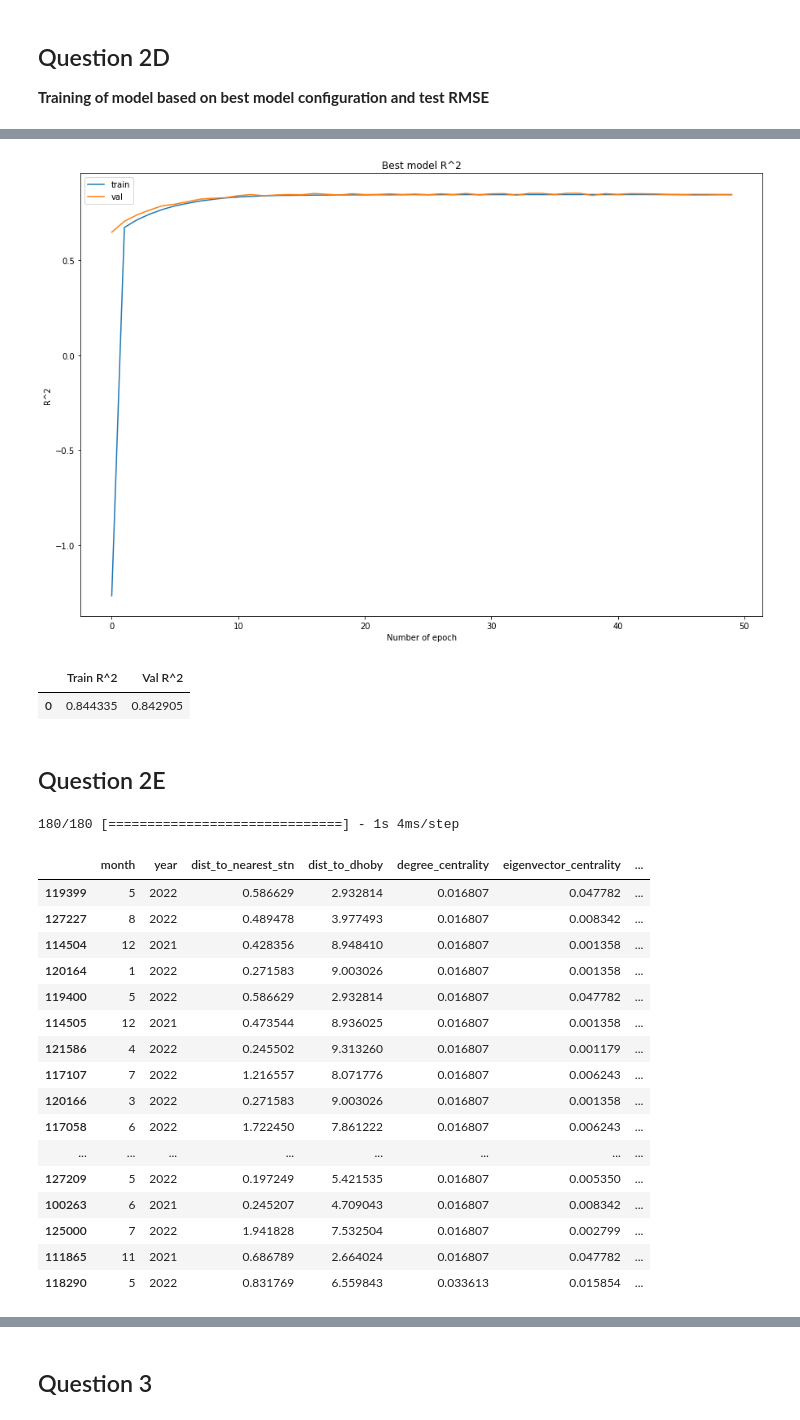
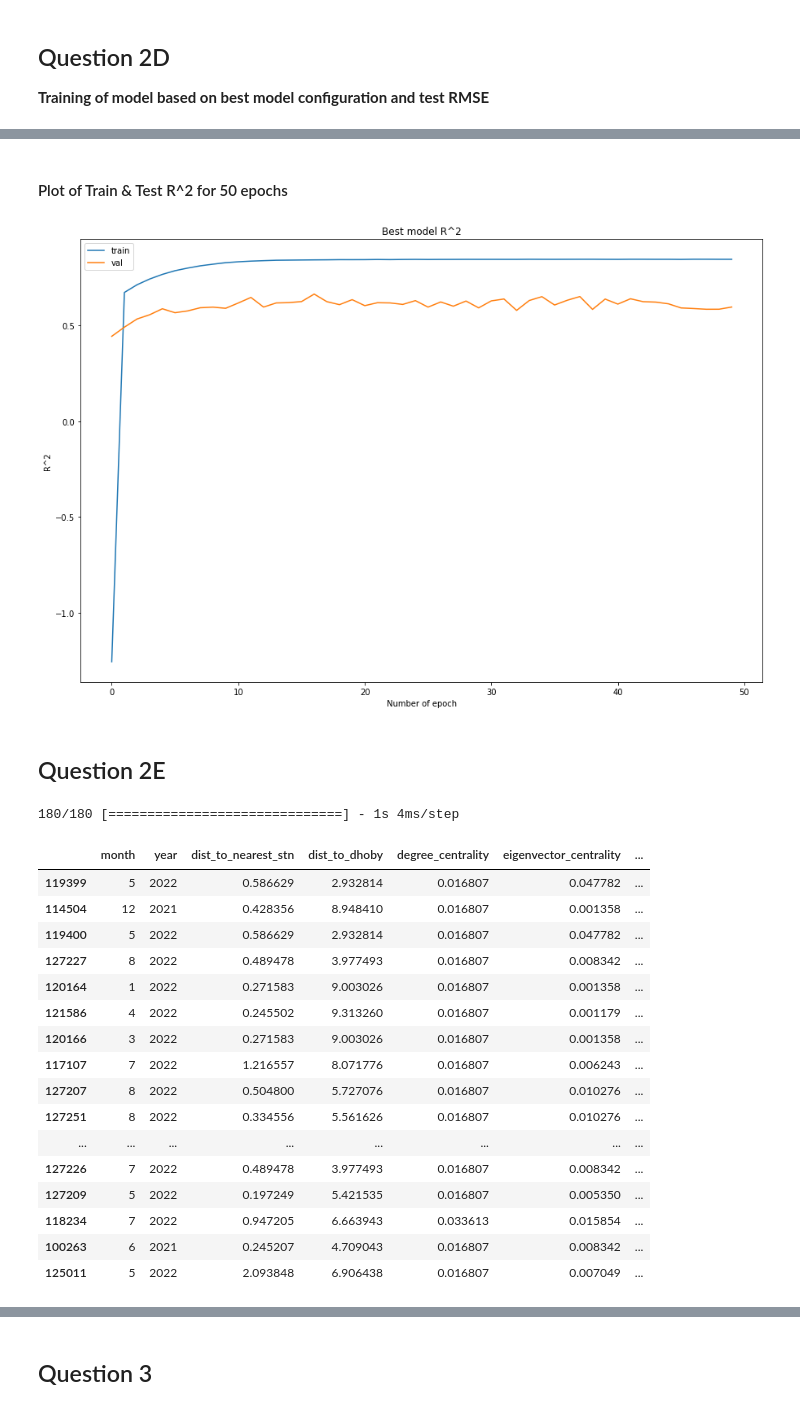
Before and after one commit to GxTeo/Prediction-of-HDB-Housing-Prices-with-Neural-Networks-, a Jupyter notebook: Assignment/PartB.ipynb, the cells around one changed output, grey strips where cells are left out. Cells and saved outputs as stored; diff of their text form; code cells hidden in the pictures.

```diff
--- a/Assignment/PartB.ipynb
+++ b/Assignment/PartB.ipynb
@@ -322,11 +385,6 @@ floor_area_sqm_encoded = encode_numerical_feature(floor_area_sqm,"floor_area_sqm
 import keras_tuner
 
 def build_model(hp):
-    global Q2_output
-    global Q2_optimizer
-    global divisor
-    global hidden_units
-
     Q2_optimizer = tf.keras.optimizers.Adam(hp.Float('learning_rate', 1e-4, 2e-1, sampling='log'))
     divisor = hp.Int("divisor", min_value=1, max_value=2, step=1)
 
@@ -385,9 +447,17 @@ best_hyperparameters.values
 ## Question 2D
 **Training of model based on best model configuration and test RMSE**
 # %%
-global Q2_best_model
 Q2_best_model_history = {}
 Q2_best_model = build_model(best_hyperparameters)
 
+# Save best epoch only
+callback_list = [
+       tf.keras.callbacks.ModelCheckpoint(
+            filepath='PartB_bestepoch/',
+            save_freq='epoch', verbose=1, monitor='val_loss',
+            save_weights_only=True, save_best_only=True
+       )
+]
+
 # Train on the non-test split ( 2020 and before hence using train_ds instead of Q2_train_ds)
-Q2_best_model_history["best_model"] = Q2_best_model.fit(train_ds, epochs=50, validation_data = Q2_val_ds, verbose=0)
+Q2_best_model_history["best_model"] = Q2_best_model.fit(train_ds, epochs=50, validation_data = test_ds, verbose=1, callbacks=callback_list)
@@ -411,72 +501,66 @@ plt.show()
+# %% [markdown]
+#### Plot of Train & Test R^2 for 50 epochs
 # %%
-import matplotlib.pyplot as plt
 plt_1 = plt.figure(figsize=(15, 10))
-# Plot from the 6th epoch
-plt.plot(Q2_best_model_history['best_model'].history['r2'][0:])
-plt.plot(Q2_best_model_history['best_model'].history['val_r2'][0:])
+plt.plot(Q2_best_model_history['best_model'].history['r2'])
+plt.plot(Q2_best_model_history['best_model'].history['val_r2'])
 plt.title('Best model R^2')
 plt.ylabel('R^2')
 plt.xlabel('Number of epoch')
 plt.legend(['train', 'val'], loc='upper left')
-#plt.savefig('figures/1a_accuracy.png')
 plt.show()
 # %% [output]
-[figure, old version]
+[figure, new version]
-# %%
-
-# Change it into a table
-data = {"Train R^2": [Q2_best_model_history["best_model"].history["r2"][-1]],
-        "Val R^2": [Q2_best_model_history["best_model"].history["val_r2"][-1]]}
-
-R2_df = pd.DataFrame.from_dict(data)
-R2_df
-# %% [output]
-|  | Train R^2 | Val R^2 |
-| 0 | 0.844335 | 0.842905 |
 # %% [markdown]
 ## Question 2E
 # %%
 # Do a prediction on test set and look for error against predicted - actual
 
 
 def flatten(l):
     return [item for sublist in l for item in sublist]
 
 def df_to_dataset(dataframe):
     dataframe = dataframe.copy()
 
     labels = dataframe.pop("resale_price")
     ds = tf.data.Dataset.from_tensor_slices((dict(dataframe), labels))
     return ds
 
+## We use the test dataframe defined in the first question (Test > 2020)
 Q2E_test_df = test_dataframe.copy()
 Q2E_test_ds = df_to_dataset(Q2E_test_df)
 Q2E_test_ds = Q2E_test_ds.batch(256)
+
+# Load the best weights
+Q2_best_model.load_weights('PartB_bestepoch/')
 
 prediction =  Q2_best_model.predict(Q2E_test_ds)
 prediction = flatten(prediction)
 data_df = test_dataframe.copy()
 data_df["Predicted Resale Value"] = prediction
 
 data_df["Error"] = abs(data_df["resale_price"] - data_df["Predicted Resale Value"])
 data_df = data_df.sort_values(by="Error", ascending=False)
-data_df.head(30)
+data_df = data_df.head(30)
+
+data_df
 # %% [output]
 180/180 [==============================] - 1s 4ms/step
 |  | month | year | dist_to_nearest_stn | dist_to_dhoby | degree_centrality | eigenvector_centrality | ... |
 | 119399 | 5 | 2022 | 0.586629 | 2.932814 | 0.016807 | 0.047782 | ... |
+| 114504 | 12 | 2021 | 0.428356 | 8.948410 | 0.016807 | 0.001358 | ... |
+| 119400 | 5 | 2022 | 0.586629 | 2.932814 | 0.016807 | 0.047782 | ... |
 | 127227 | 8 | 2022 | 0.489478 | 3.977493 | 0.016807 | 0.008342 | ... |
-| 114504 | 12 | 2021 | 0.428356 | 8.948410 | 0.016807 | 0.001358 | ... |
 | 120164 | 1 | 2022 | 0.271583 | 9.003026 | 0.016807 | 0.001358 | ... |
-| 119400 | 5 | 2022 | 0.586629 | 2.932814 | 0.016807 | 0.047782 | ... |
-| 114505 | 12 | 2021 | 0.473544 | 8.936025 | 0.016807 | 0.001358 | ... |
 | 121586 | 4 | 2022 | 0.245502 | 9.313260 | 0.016807 | 0.001179 | ... |
+| 120166 | 3 | 2022 | 0.271583 | 9.003026 | 0.016807 | 0.001358 | ... |
 | 117107 | 7 | 2022 | 1.216557 | 8.071776 | 0.016807 | 0.006243 | ... |
-| 120166 | 3 | 2022 | 0.271583 | 9.003026 | 0.016807 | 0.001358 | ... |
-| 117058 | 6 | 2022 | 1.722450 | 7.861222 | 0.016807 | 0.006243 | ... |
+| 127207 | 8 | 2022 | 0.504800 | 5.727076 | 0.016807 | 0.010276 | ... |
+| 127251 | 8 | 2022 | 0.334556 | 5.561626 | 0.016807 | 0.010276 | ... |
 | ... | ... | ... | ... | ... | ... | ... | ... |
+| 127226 | 7 | 2022 | 0.489478 | 3.977493 | 0.016807 | 0.008342 | ... |
 | 127209 | 5 | 2022 | 0.197249 | 5.421535 | 0.016807 | 0.005350 | ... |
+| 118234 | 7 | 2022 | 0.947205 | 6.663943 | 0.033613 | 0.015854 | ... |
 | 100263 | 6 | 2021 | 0.245207 | 4.709043 | 0.016807 | 0.008342 | ... |
-| 125000 | 7 | 2022 | 1.941828 | 7.532504 | 0.016807 | 0.002799 | ... |
-| 111865 | 11 | 2021 | 0.686789 | 2.664024 | 0.016807 | 0.047782 | ... |
-| 118290 | 5 | 2022 | 0.831769 | 6.559843 | 0.033613 | 0.015854 | ... |
+| 125011 | 5 | 2022 | 2.093848 | 6.906438 | 0.016807 | 0.007049 | ... |
```
Also changed, not shown: parts of 41 cells of this notebook, 3 other files.
